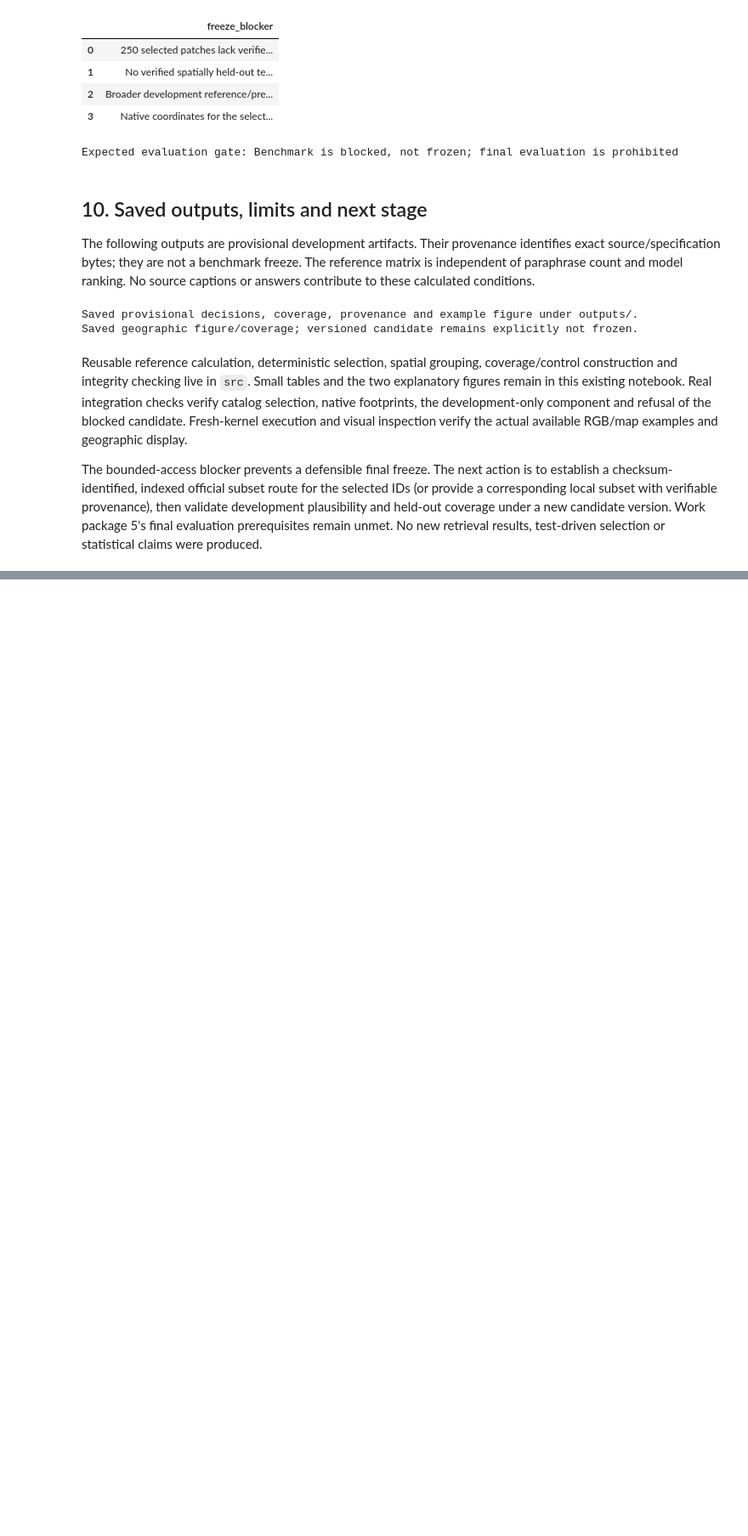
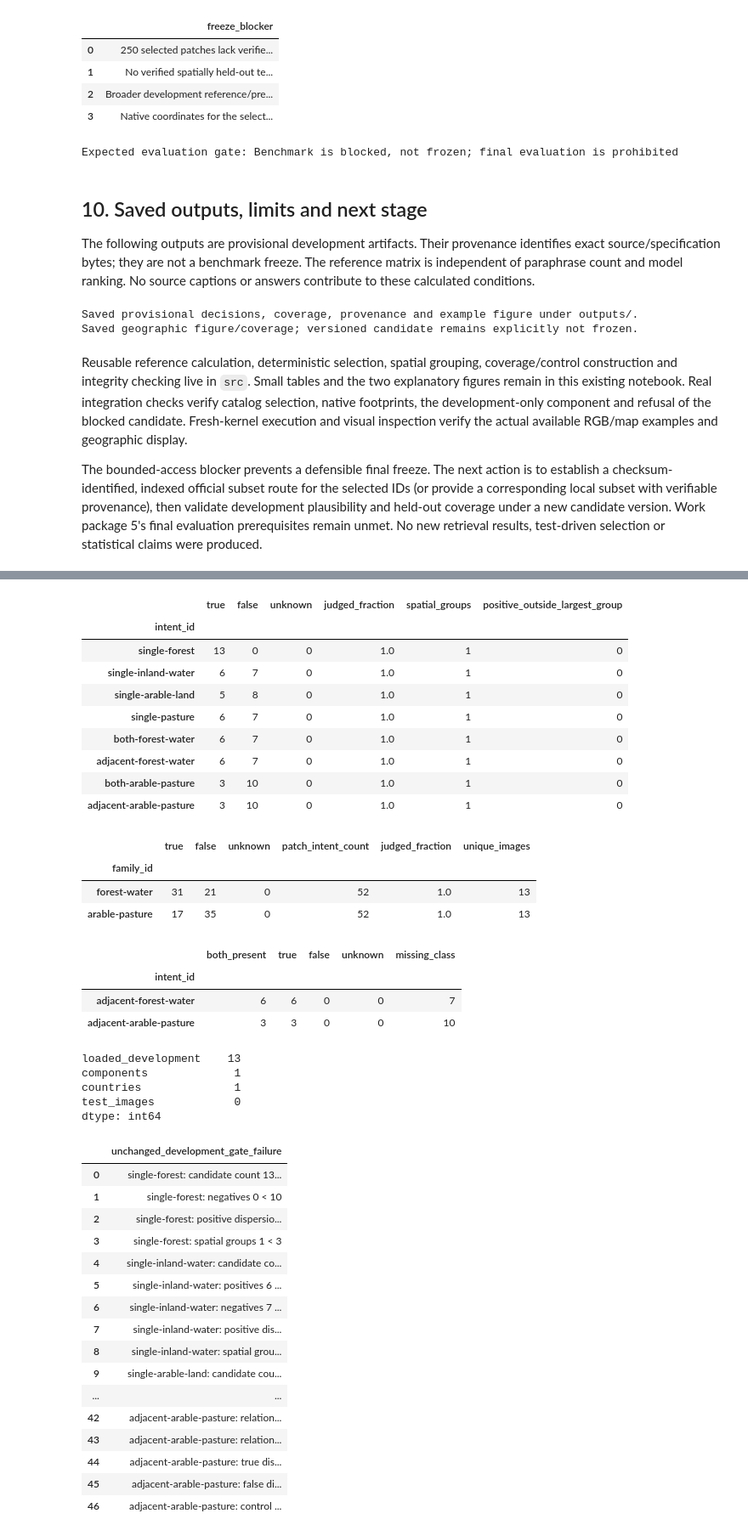
Before and after one commit to manuelmiddendorf/earth-observation, a Jupyter notebook: notebooks/02_benchmark_construction.ipynb, the cells around one changed output, grey strips where cells are left out. Shown at 85% size. Saved outputs shown, nothing was run; the diff lists cells and outputs as text; code cells hidden in the pictures; blank space fills up the shorter version.

```diff
--- a/notebooks/02_benchmark_construction.ipynb
+++ b/notebooks/02_benchmark_construction.ipynb
@@ -624,0 +659,21 @@ retrieval results, test-driven selection or statistical claims were produced.
+# %%
+current = load_benchmark_record(CURRENT_CANDIDATE, ROOT, require_frozen=False)
+source_checks = validate_development_sources(VALIDATION_MANIFEST, CACHE, RAW, DISPLAY_UPPER_DN)
+v2_summaries, v2_decisions = evaluate_pilot(VALIDATION_MANIFEST, CACHE, RAW, rules, queries)
+v2_ids = v2_decisions.index.tolist()
+assert len(source_checks) == 13 and source_checks.index.tolist() == v2_ids
+assert current["main_candidates"]["development"] == v2_ids
+scope_table = pd.DataFrame([
+    {"collection": "Planned broader inventory", "planned": 250,
+     "complete_files_present": current["access"]["planned_complete_files_present"],
+     "loaded_and_technically_validated": 0, "development": 0, "test": 0,
+     "fine_visual_boundary_truth_validated": 0},
+    {"collection": "Available development (10 previous + 3 additional)", "planned": 13,
+     "complete_files_present": 13, "loaded_and_technically_validated": 13,
+     "development": 13, "test": 0, "fine_visual_boundary_truth_validated": 0}])
+display(scope_table)
+display(source_checks.iloc[NEW_EXAMPLE_POSITIONS][[
+    "annotation_id", "catalog_status", "crs", "height", "width", "pixel_width_m",
+    "rgb_nodata", "map_nodata", "rgb_masked_values", "map_masked_pixels",
+    "identical_rgb_map_grid", "text_center_error_deg"]])
+print("New archive bytes in this continuation: 0; extracted/validated source files: 52.")
@@ -624,0 +773,57 @@ retrieval results, test-driven selection or statistical claims were produced.
+# %%
+v2_footprints = verified_footprints(v2_ids, RAW)
+v2_split = spatial_split(v2_footprints, v2_ids, DESIGN["spatial"])
+v2_intent, v2_family, v2_relation, v2_controls = coverage_tables(
+    v2_decisions, queries, v2_split.group_id)
+display(v2_intent[["true", "false", "unknown", "judged_fraction",
+                   "spatial_groups", "positive_outside_largest_group"]])
+display(v2_family)
+display(v2_relation[["both_present", "true", "false", "unknown", "missing_class"]])
+display(pd.Series({"loaded_development": len(v2_ids),
+                   "components": v2_split.group_id.nunique(),
+                   "countries": source_checks.country.nunique(),
+                   "test_images": int(v2_split.split.eq("test").sum())}))
+assert v2_split.split.eq("development").all()
+assert v2_controls == current["relation_controls"]["development"]
+display(pd.DataFrame({"unchanged_development_gate_failure": current["development_gate_failures"]}))
+# %% [output]
+|  | true | false | unknown | judged_fraction | spatial_groups | positive_outside_largest_group |
+| intent_id |  |  |  |  |  |  |
+| single-forest | 13 | 0 | 0 | 1.0 | 1 | 0 |
+| single-inland-water | 6 | 7 | 0 | 1.0 | 1 | 0 |
+| single-arable-land | 5 | 8 | 0 | 1.0 | 1 | 0 |
+| single-pasture | 6 | 7 | 0 | 1.0 | 1 | 0 |
+| both-forest-water | 6 | 7 | 0 | 1.0 | 1 | 0 |
+| adjacent-forest-water | 6 | 7 | 0 | 1.0 | 1 | 0 |
+| both-arable-pasture | 3 | 10 | 0 | 1.0 | 1 | 0 |
+| adjacent-arable-pasture | 3 | 10 | 0 | 1.0 | 1 | 0 |
+|  | true | false | unknown | patch_intent_count | judged_fraction | unique_images |
+| family_id |  |  |  |  |  |  |
+| forest-water | 31 | 21 | 0 | 52 | 1.0 | 13 |
+| arable-pasture | 17 | 35 | 0 | 52 | 1.0 | 13 |
+|  | both_present | true | false | unknown | missing_class |
+| intent_id |  |  |  |  |  |
+| adjacent-forest-water | 6 | 6 | 0 | 0 | 7 |
+| adjacent-arable-pasture | 3 | 3 | 0 | 0 | 10 |
+loaded_development    13
+components             1
+countries              1
+test_images            0
+dtype: int64
+|  | unchanged_development_gate_failure |
+| 0 | single-forest: candidate count 13... |
+| 1 | single-forest: negatives 0 < 10 |
+| 2 | single-forest: positive dispersio... |
+| 3 | single-forest: spatial groups 1 < 3 |
+| 4 | single-inland-water: candidate co... |
+| 5 | single-inland-water: positives 6 ... |
+| 6 | single-inland-water: negatives 7 ... |
+| 7 | single-inland-water: positive dis... |
+| 8 | single-inland-water: spatial grou... |
+| 9 | single-arable-land: candidate cou... |
+| ... | ... |
+| 42 | adjacent-arable-pasture: relation... |
+| 43 | adjacent-arable-pasture: relation... |
+| 44 | adjacent-arable-pasture: true dis... |
+| 45 | adjacent-arable-pasture: false di... |
+| 46 | adjacent-arable-pasture: control ... |
```
Also changed, not shown: parts of 10 cells of this notebook, 8 other files.
